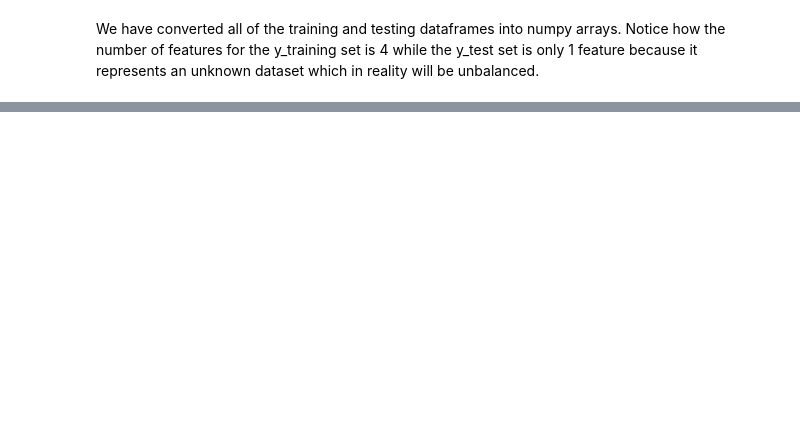
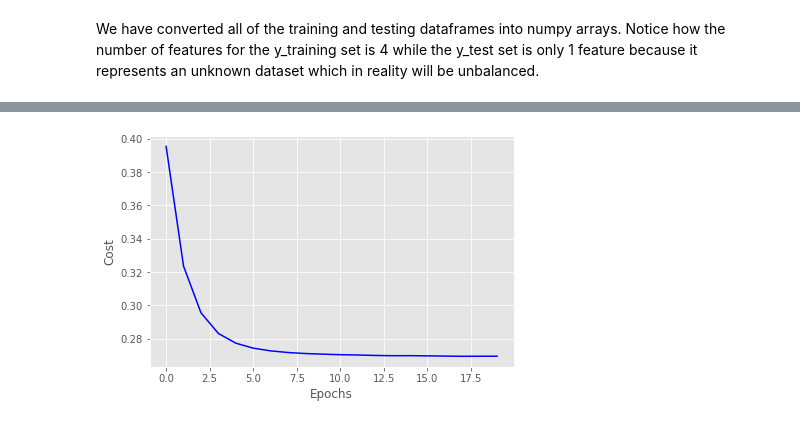
Before and after one commit to lukedemaio/MLLab04, a Jupyter notebook: Lab4_ROS.ipynb, the cells around one changed output, grey strips where cells are left out. Saved outputs shown, nothing was run; the diff lists cells and outputs as text; code cells hidden in the pictures; blank space fills up the shorter version.

```diff
--- a/Lab4_ROS.ipynb
+++ b/Lab4_ROS.ipynb
@@ -462,10 +420,14 @@ plt.show()
 #[.5 points] Now (1) normalize the continuous numeric feature data. Use the example two-layer perceptron network
 #from the class example and quantify performance using accuracy. Be sure that training converges by graphing the loss
 #function versus the number of epochs.
+from sklearn.pipeline import make_pipeline
+from sklearn.neural_network import MLPClassifier
 from sklearn.preprocessing import StandardScaler
-y_train_std = y_train.copy()
-y_test_std = y_test.copy()
-X_train_std = X_train.copy()
-X_test_std = X_test.copy()
-X_train_std = StandardScaler.fit_transform(X_train_std)
-X_test_std = StandardScaler.fit_transform(X_test_std)
+from sklearn.model_selection import cross_val_score, GridSearchCV
+
+scaler = StandardScaler()
+X_std_train = X_train.copy()
+X_std_test = X_test.copy()
+
+X_std_train = scaler.fit_transform(X_std_train)
+X_std_test = scaler.fit_transform(X_std_test)
@@ -474,7 +434,7 @@ TypeError: fit_transform() missing 1 required positional argument: 'X'
 # %%
 %%time
-nn_mini_batch = TLPMiniBatch(**params)
+nn_glorot = TLPBetterInitial(**params)
 
-nn_mini_batch.fit(X_train, y_train, print_progress=1)
-yhat = nn_mini_batch.predict(X_test)
+nn_glorot.fit(X_std_train, y_train, print_progress=1)
+yhat = nn_glorot.predict(X_std_test)
 print('Accuracy:',accuracy_score(y_test,yhat))
@@ -481,3 +446,13 @@ print('Accuracy:',accuracy_score(y_test,yhat))
+# %%
+cost_avgs = [np.mean(x) for x in nn_glorot.cost_]
+
+plt.plot(range(len(cost_avgs)), cost_avgs, color='blue')
+plt.ylabel('Cost')
+plt.xlabel('Epochs')
+plt.tight_layout()
+plt.show()
+# %% [output]
+[figure, added]
 # %%
 #[.5 points] Now(1) normalize the continuous numeric feature data AND (2) one hot encode the categorical data. Use the
 #example two-layer perceptron network from the class example and quantify performance using accuracy. Be sure that
```
Also changed, not shown: parts of 28 cells of this notebook.
